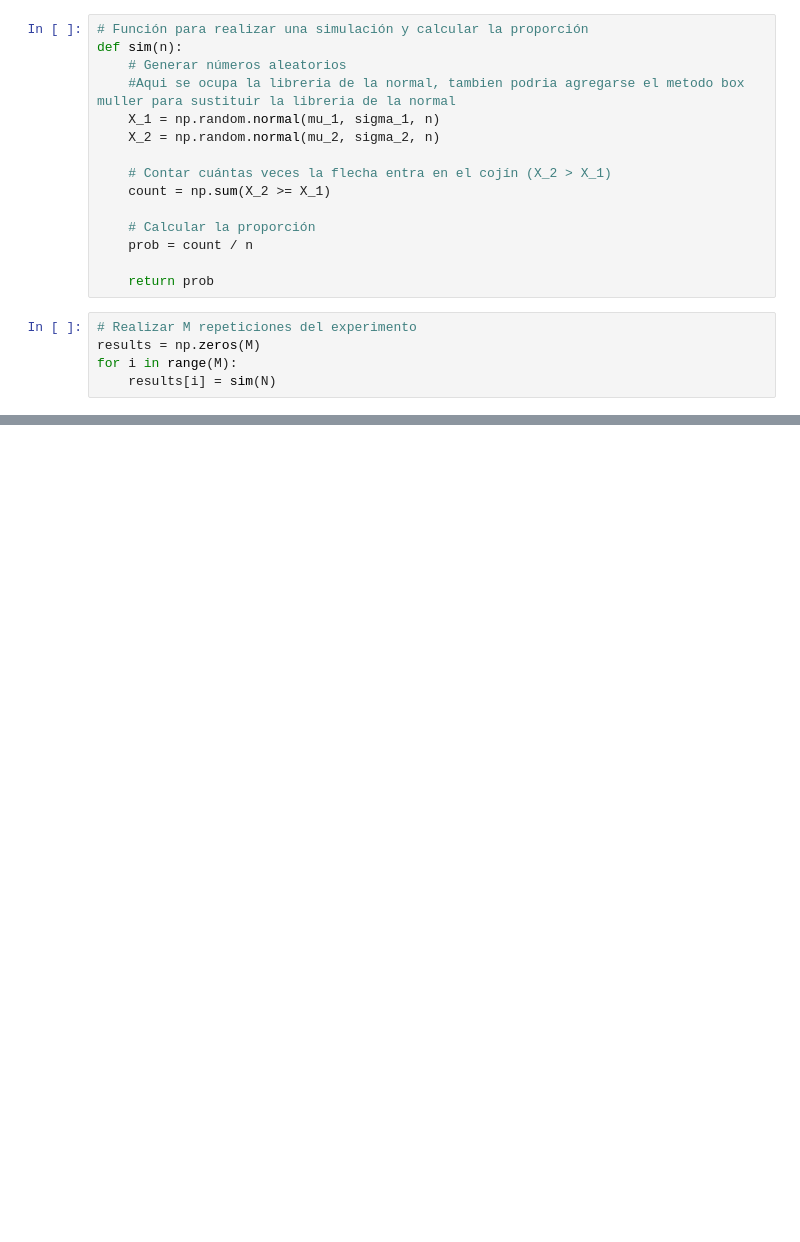
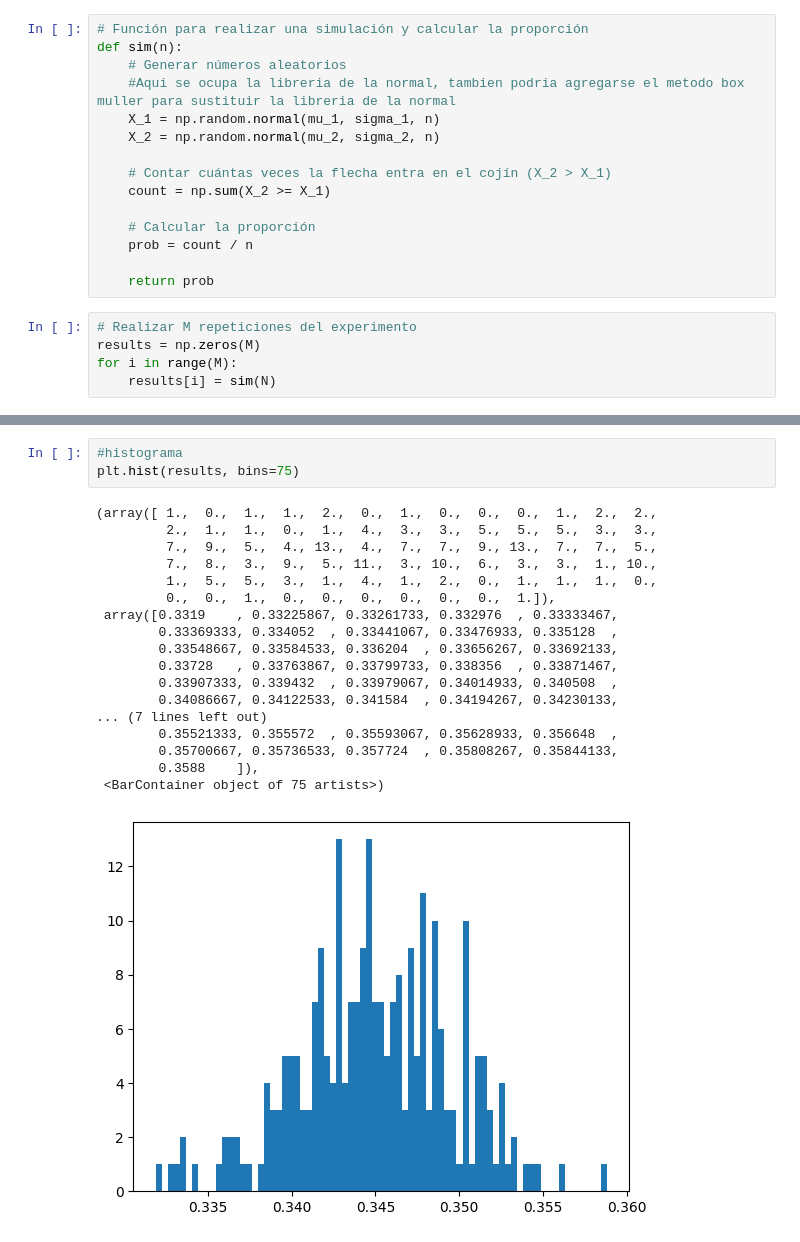
Before and after one commit to VaeriaBautista/Simulaci-n-I, a Jupyter notebook: Flecha_y_Cojinete.ipynb, the cells around one changed output, grey strips where cells are left out. Cells and saved outputs as stored; diff of their text form; blank space fills up the shorter version.

```diff
--- a/Flecha_y_Cojinete.ipynb
+++ b/Flecha_y_Cojinete.ipynb
@@ -81 +81,23 @@ Probabilidad estimada P(X_2 >= X_1): 0.3540
 Probabilidad analítica P(X_2 > X_1): 0.3446
+# %%
+#histograma
+plt.hist(results, bins=75)
+# %% [output]
+(array([ 1.,  0.,  1.,  1.,  2.,  0.,  1.,  0.,  0.,  0.,  1.,  2.,  2.,
+         2.,  1.,  1.,  0.,  1.,  4.,  3.,  3.,  5.,  5.,  5.,  3.,  3.,
+         7.,  9.,  5.,  4., 13.,  4.,  7.,  7.,  9., 13.,  7.,  7.,  5.,
+         7.,  8.,  3.,  9.,  5., 11.,  3., 10.,  6.,  3.,  3.,  1., 10.,
+         1.,  5.,  5.,  3.,  1.,  4.,  1.,  2.,  0.,  1.,  1.,  1.,  0.,
+         0.,  0.,  1.,  0.,  0.,  0.,  0.,  0.,  0.,  1.]),
+ array([0.3319    , 0.33225867, 0.33261733, 0.332976  , 0.33333467,
+        0.33369333, 0.334052  , 0.33441067, 0.33476933, 0.335128  ,
+        0.33548667, 0.33584533, 0.336204  , 0.33656267, 0.33692133,
+        0.33728   , 0.33763867, 0.33799733, 0.338356  , 0.33871467,
+        0.33907333, 0.339432  , 0.33979067, 0.34014933, 0.340508  ,
+        0.34086667, 0.34122533, 0.341584  , 0.34194267, 0.34230133,
+... (7 lines left out)
+        0.35521333, 0.355572  , 0.35593067, 0.35628933, 0.356648  ,
+        0.35700667, 0.35736533, 0.357724  , 0.35808267, 0.35844133,
+        0.3588    ]),
+ <BarContainer object of 75 artists>)
+[figure, added]
```
Also changed, not shown: parts of 2 cells of this notebook.
